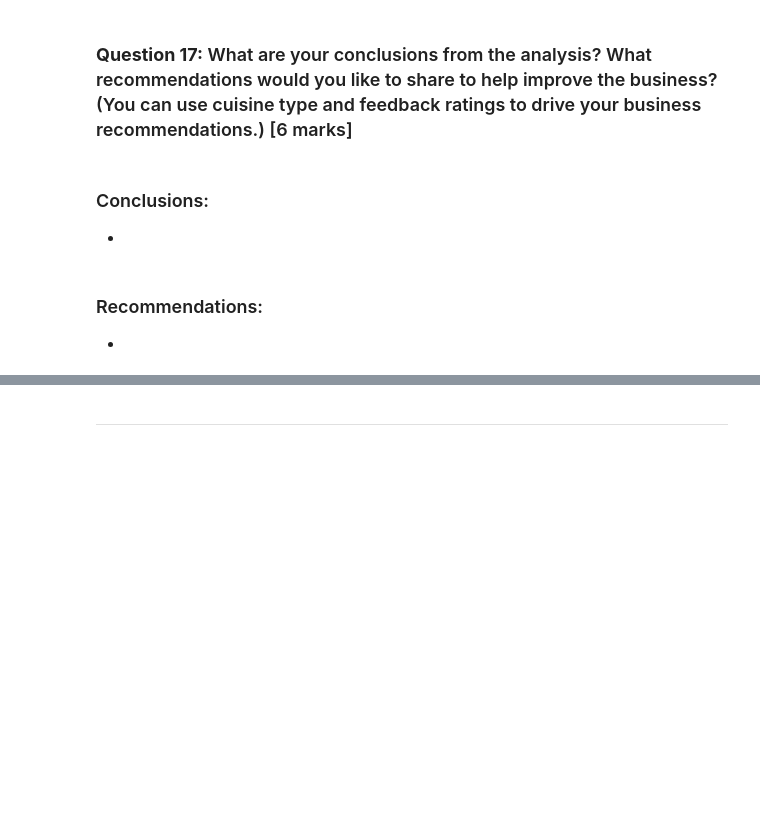
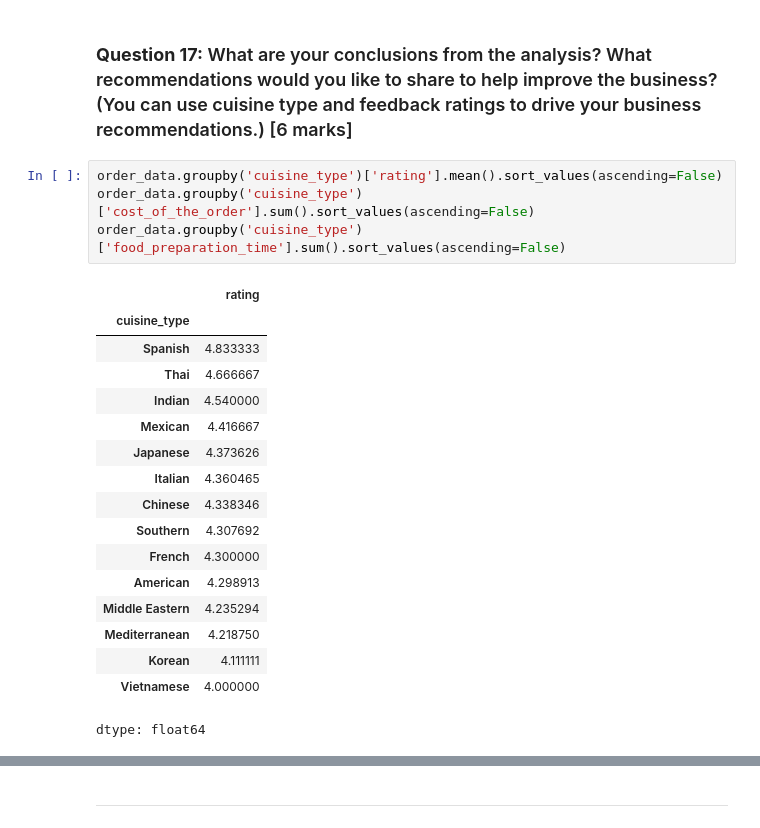
Before and after one commit to samdandy/ai-ml-course-proj-1, a Jupyter notebook: sam_dandy_proj_1.ipynb, the cells around one changed output, grey strips where cells are left out. Drawn from its saved outputs; the diff is of its cells as text; blank space fills up the shorter version.

```diff
--- a/sam_dandy_proj_1.ipynb
+++ b/sam_dandy_proj_1.ipynb
@@ -475,10 +525,25 @@ deliveries are 5.87 minutes faster on weekdays than weekends
 ### Conclusion and Recommendations
 # %% [markdown]
 ### **Question 17:** What are your conclusions from the analysis? What recommendations would you like to share to help improve the business? (You can use cuisine type and feedback ratings to drive your business recommendations.) [6 marks]
-# %% [markdown]
-### Conclusions:
-*
-# %% [markdown]
-### Recommendations:
-
-*
+# %%
+order_data.groupby('cuisine_type')['rating'].mean().sort_values(ascending=False)
+order_data.groupby('cuisine_type')['cost_of_the_order'].sum().sort_values(ascending=False)
+order_data.groupby('cuisine_type')['food_preparation_time'].sum().sort_values(ascending=False)
+# %% [output]
+|  | rating |
+| cuisine_type |  |
+| Spanish | 4.833333 |
+| Thai | 4.666667 |
+| Indian | 4.540000 |
+| Mexican | 4.416667 |
+| Japanese | 4.373626 |
+| Italian | 4.360465 |
+| Chinese | 4.338346 |
+| Southern | 4.307692 |
+| French | 4.300000 |
+| American | 4.298913 |
+| Middle Eastern | 4.235294 |
+| Mediterranean | 4.218750 |
+| Korean | 4.111111 |
+| Vietnamese | 4.000000 |
+dtype: float64
```
Also changed, not shown: parts of 33 cells of this notebook.
